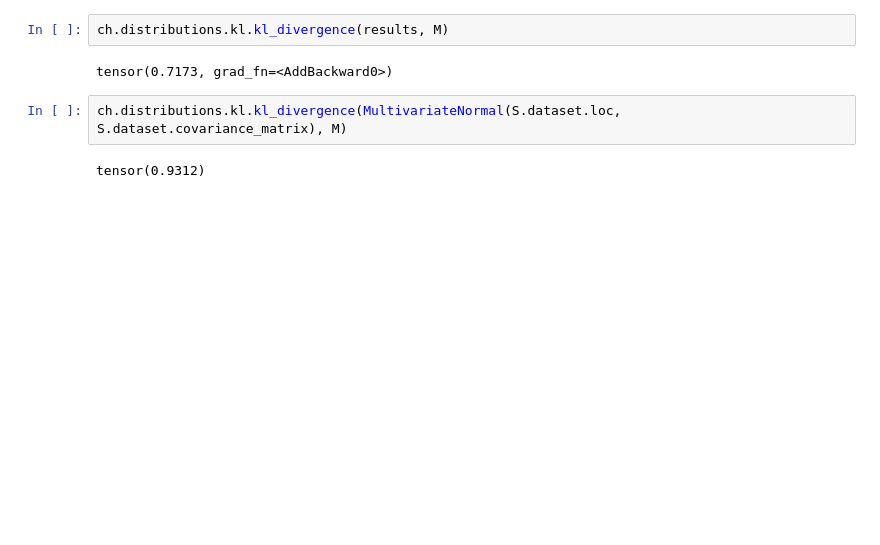
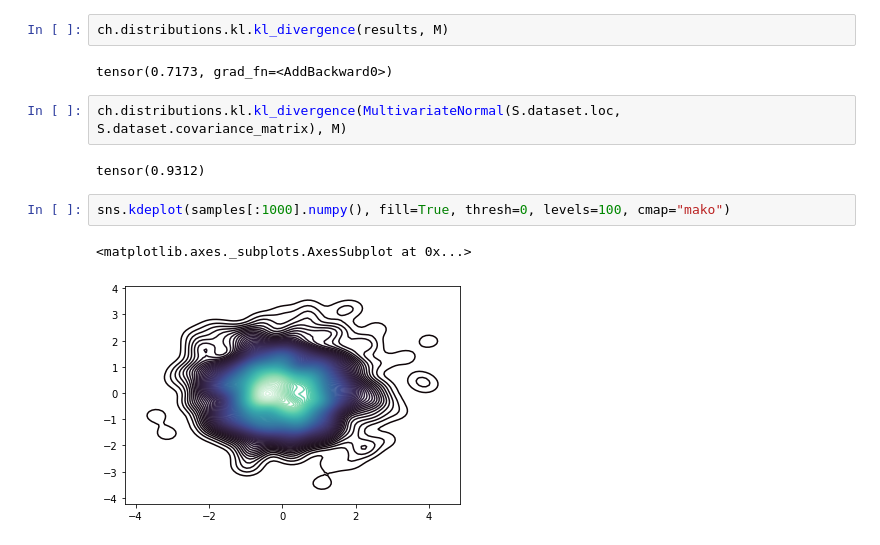
Before and after one commit to pstefanou12/delphi.ai, a Jupyter notebook: notebooks/HorshoeDot.ipynb, the cells around one changed output. Saved outputs shown, nothing was run; the diff lists cells and outputs as text; blank space fills up the shorter version.

```diff
--- a/notebooks/HorshoeDot.ipynb
+++ b/notebooks/HorshoeDot.ipynb
@@ -144,3 +150,8 @@ tensor(0.7173, grad_fn=<AddBackward0>)
 ch.distributions.kl.kl_divergence(MultivariateNormal(S.dataset.loc, S.dataset.covariance_matrix), M)
 # %% [output]
 tensor(0.9312)
+# %%
+sns.kdeplot(samples[:1000].numpy(), fill=True, thresh=0, levels=100, cmap="mako")
+# %% [output]
+<matplotlib.axes._subplots.AxesSubplot at 0x...>
+[figure, added]
```
Also changed, not shown: parts of 4 cells of this notebook, 5 other files.
